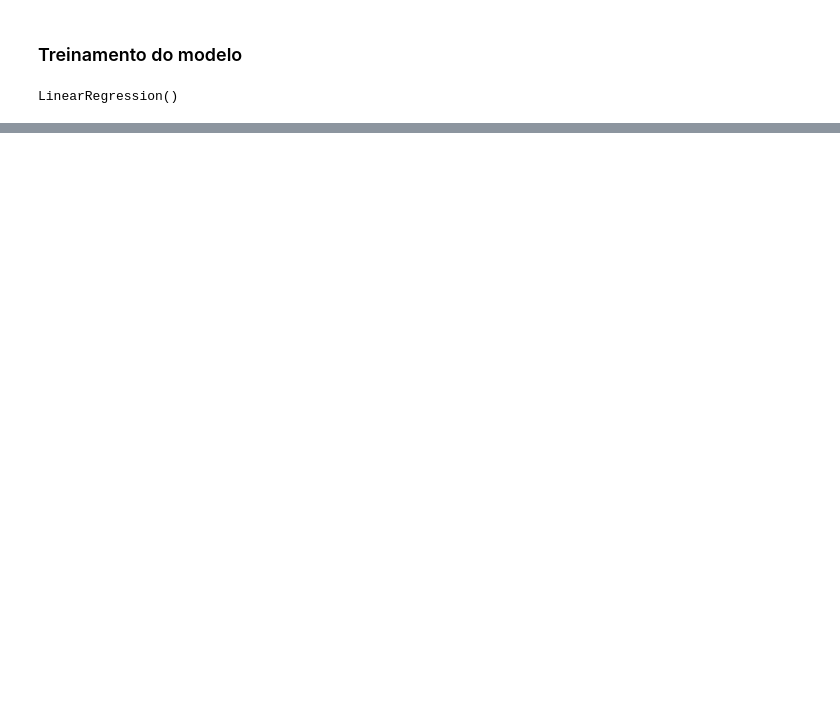
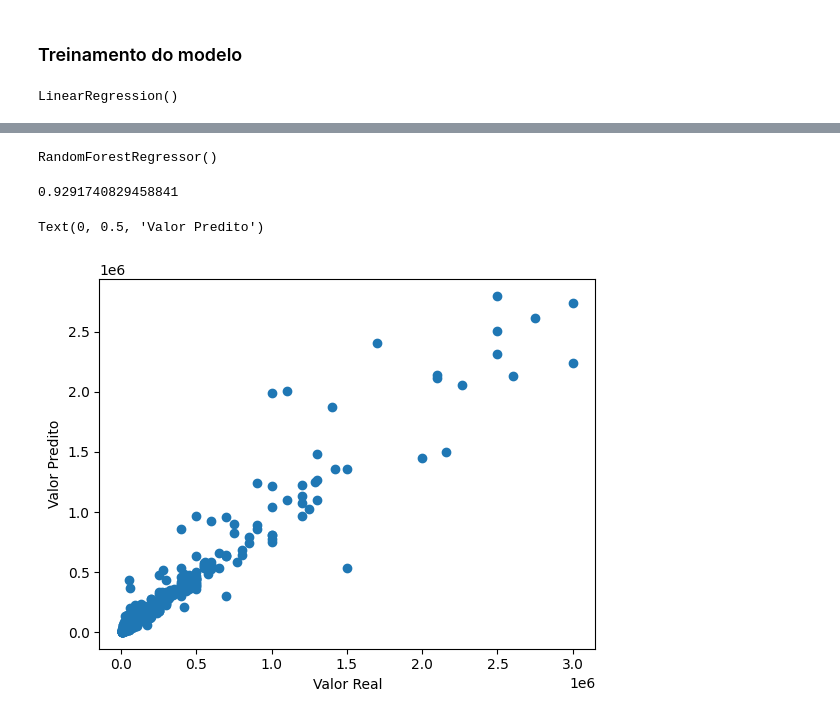
Before and after one commit to pedrosbm/consultoria-ia, a Jupyter notebook: notebook.ipynb, the cells around one changed output, grey strips where cells are left out. Cells and saved outputs as stored; diff of their text form; code cells hidden in the pictures; blank space fills up the shorter version.

Commit message:
gráfico scatter pra ver se o modelo deu overfit

```diff
--- a/notebook.ipynb
+++ b/notebook.ipynb
@@ -66,4 +66,4 @@ subDf = subDf.dropna()
 # %% [markdown]
 ### Separação dos dados
 # %%
-x = subDf[["titulosEmAberto", "valorSolicitado", "percentualRisco", "capitalSocial", "totalPatrimonioLiquido", "totalAtivo", "passivoCirculante", "ativoCirculante" ]]
+x = subDf[["margemBrutaAcumulada", "percentualProtestos", "prazoMedioRecebimentoVendas", "titulosEmAberto", "valorSolicitado", "capitalSocial", "totalPatrimonioLiquido", "totalAtivo", "passivoCirculante", "ativoCirculante" ]]
@@ -91,0 +120,19 @@ r2_score(y_teste, predicao)
+# %%
+model2 = RandomForestRegressor(n_estimators=100)
+# %%
+model2.fit(x_treino, y_treino)
+# %% [output]
+RandomForestRegressor()
+# %%
+predicao2 = model2.predict(x_teste)
+# %%
+r2_score(y_teste, predicao2)
+# %% [output]
+0.9291740829458841
+# %%
+plt.scatter(y_teste, predicao2)
+plt.xlabel('Valor Real')
+plt.ylabel('Valor Predito')
+# %% [output]
+Text(0, 0.5, 'Valor Predito')
+[figure, added]
```
Also changed, not shown: parts of 6 cells of this notebook.
